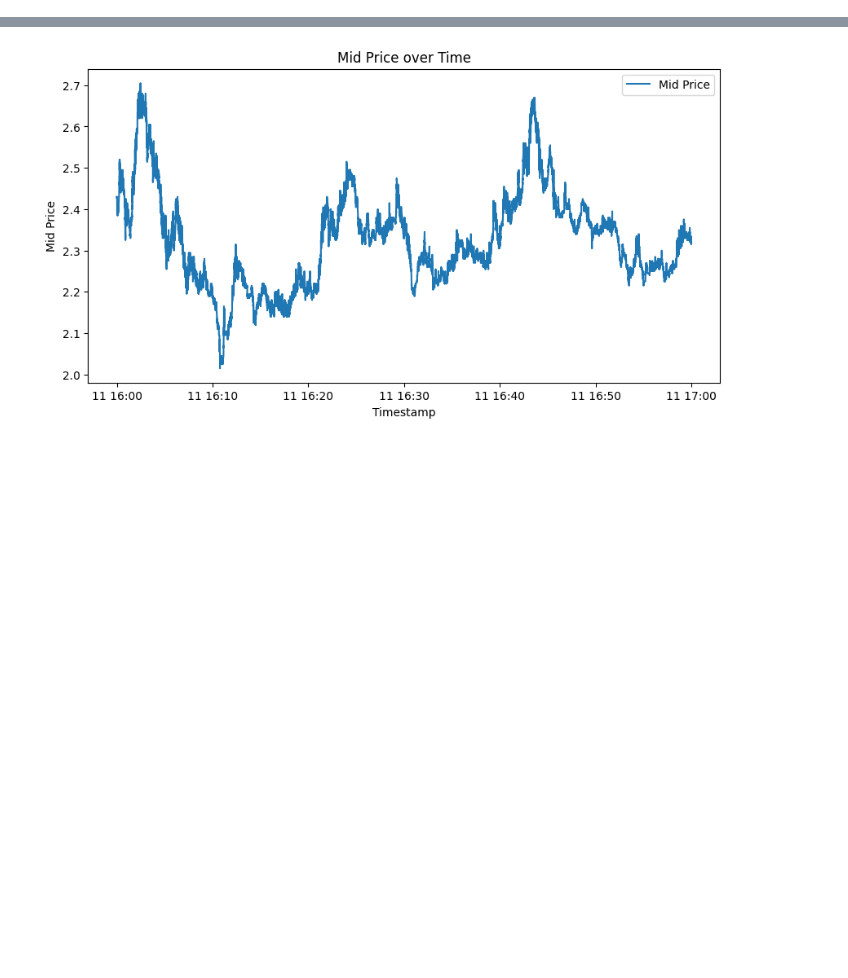
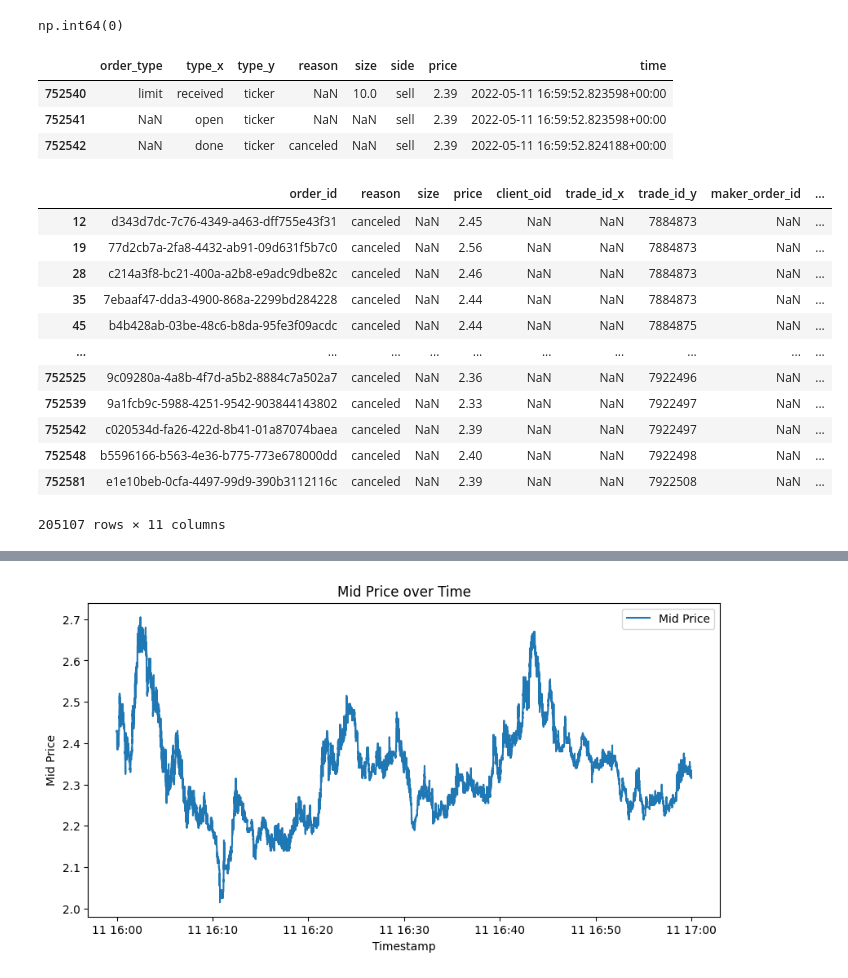
Before and after one commit to lBringerl/spoofing-detection, a Jupyter notebook: basic_eda.ipynb, the cells around one changed output, grey strips where cells are left out. Cells and saved outputs as stored; diff of their text form; code cells hidden in the pictures; blank space fills up the shorter version.

```diff
--- a/basic_eda.ipynb
+++ b/basic_eda.ipynb
@@ -19,6 +11,3 @@ full_channel_df['timestamp'] = full_channel_df['time'].astype('int64')
 
 ticker_df.time = pd.to_datetime(ticker_df.time)
 ticker_df['timestamp'] = ticker_df['time'].astype('int64')
-# %%
-full_channel_df = full_channel_df.sort_values(by='timestamp')
-ticker_df = ticker_df.sort_values(by='timestamp')
@@ -102,0 +14,7 @@ orders_df = pd.merge(
+# %%
+ticker_df.sort_values(by='sequence', inplace=True)
+left_border = ticker_df.iloc[:-1].sequence.reset_index(drop=True)
+right_border = ticker_df.iloc[1:].sequence.reset_index(drop=True)
+ticker_df = ticker_df.iloc[:-1].copy()
+ticker_df['sequence_start'] = left_border
+ticker_df['sequence_end'] = right_border
@@ -269,0 +309,27 @@ for future in futures[1:]:
+# %%
+sample.order_id.isna().sum()
+# %% [output]
+np.int64(0)
+# %%
+orders_df[orders_df.order_id == 'c020534d-fa26-422d-8b41-01a87074baea'][['order_type', 'type_x', 'type_y', 'reason', 'size', 'side', 'price', 'time']]
+# %% [output]
+|  | order_type | type_x | type_y | reason | size | side | price | time |
+| 752540 | limit | received | ticker | NaN | 10.0 | sell | 2.39 | 2022-05-11 16:59:52.823598+00:00 |
+| 752541 | NaN | open | ticker | NaN | NaN | sell | 2.39 | 2022-05-11 16:59:52.823598+00:00 |
+| 752542 | NaN | done | ticker | canceled | NaN | sell | 2.39 | 2022-05-11 16:59:52.824188+00:00 |
+# %%
+orders_df[orders_df.reason == 'canceled'][['order_id', 'reason', 'size', 'price', 'client_oid', 'trade_id_x', 'trade_id_y', 'maker_order_id', 'taker_order_id', 'old_size', 'new_size']]
+# %% [output]
+|  | order_id | reason | size | price | client_oid | trade_id_x | trade_id_y | maker_order_id | ... |
+| 12 | d343d7dc-7c76-4349-a463-dff755e43f31 | canceled | NaN | 2.45 | NaN | NaN | 7884873 | NaN | ... |
+| 19 | 77d2cb7a-2fa8-4432-ab91-09d631f5b7c0 | canceled | NaN | 2.56 | NaN | NaN | 7884873 | NaN | ... |
+| 28 | c214a3f8-bc21-400a-a2b8-e9adc9dbe82c | canceled | NaN | 2.46 | NaN | NaN | 7884873 | NaN | ... |
+| 35 | 7ebaaf47-dda3-4900-868a-2299bd284228 | canceled | NaN | 2.44 | NaN | NaN | 7884873 | NaN | ... |
+| 45 | b4b428ab-03be-48c6-b8da-95fe3f09acdc | canceled | NaN | 2.44 | NaN | NaN | 7884875 | NaN | ... |
+| ... | ... | ... | ... | ... | ... | ... | ... | ... | ... |
+| 752525 | 9c09280a-4a8b-4f7d-a5b2-8884c7a502a7 | canceled | NaN | 2.36 | NaN | NaN | 7922496 | NaN | ... |
+| 752539 | 9a1fcb9c-5988-4251-9542-903844143802 | canceled | NaN | 2.33 | NaN | NaN | 7922497 | NaN | ... |
+| 752542 | c020534d-fa26-422d-8b41-01a87074baea | canceled | NaN | 2.39 | NaN | NaN | 7922497 | NaN | ... |
+| 752548 | b5596166-b563-4e36-b775-773e678000dd | canceled | NaN | 2.40 | NaN | NaN | 7922498 | NaN | ... |
+| 752581 | e1e10beb-0cfa-4497-99d9-390b3112116c | canceled | NaN | 2.39 | NaN | NaN | 7922508 | NaN | ... |
+205107 rows × 11 columns
```
Also changed, not shown: parts of 38 cells of this notebook, 1 other file.
